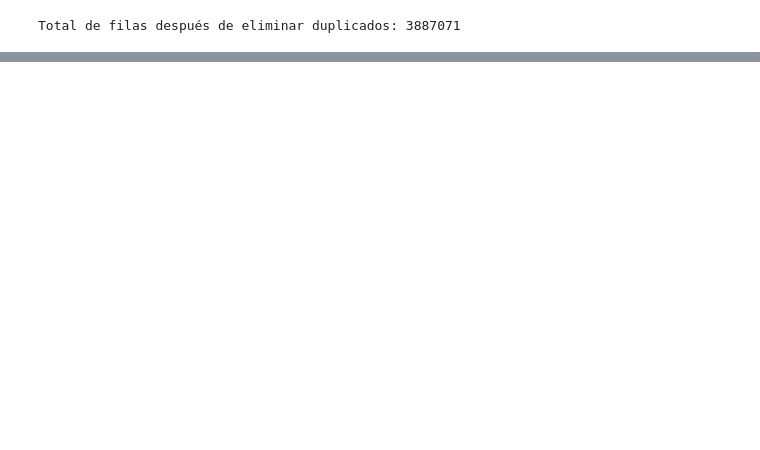
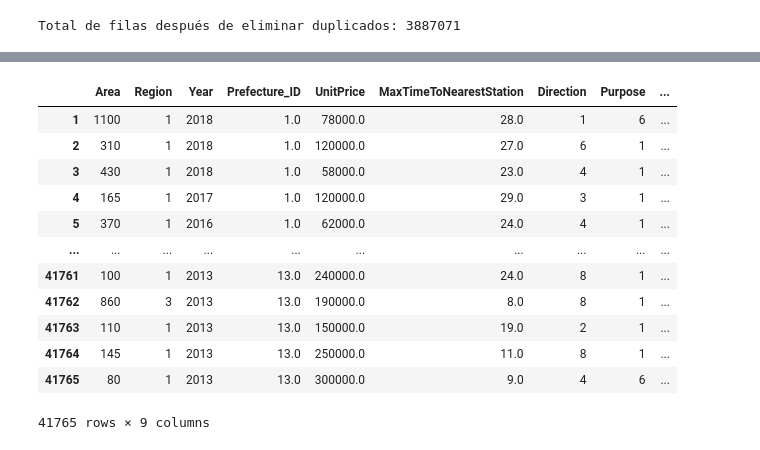
Before and after one commit to solangeroman/japanjapan_housing_data_housing_data, a Jupyter notebook: JAPAN_HOUSING.ipynb, the cells around one changed output, grey strips where cells are left out. Drawn from its saved outputs; the diff is of its cells as text; code cells hidden in the pictures; blank space fills up the shorter version.

```diff
--- a/JAPAN_HOUSING.ipynb
+++ b/JAPAN_HOUSING.ipynb
@@ -217,0 +217,54 @@ df_final_sin_duplicados = df_final_sin_duplicados[caracteristicas + ['TradePrice
+# %%
+region_map = {
+    'Residential Area': 1,
+    'Potential Residential Area': 2,
+    'Commercial Area': 3,
+    'Industrial Area': 4
+}
+
+df_final_sin_duplicados['Region'] = df_final_sin_duplicados['Region'].map(region_map)
+
+direction_map = {
+    'South': 1,
+    'East': 6,
+    'West': 4,
+    'Southeast': 3,
+    'Northwest':7,
+    'North':8,
+    'Northeast':5,
+    'Southwest':2,
+    'No facing road':0
+}
+
+df_final_sin_duplicados['Direction'] = df_final_sin_duplicados['Direction'].map(direction_map)
+
+purpose_map = {
+    'Other':6,
+    'House':1,
+    'Office':5,
+    'Shop':3,
+    'Warehouse':2,
+    'Factory':4
+}
+
+df_final_sin_duplicados['Purpose'] = df_final_sin_duplicados['Purpose'].map(purpose_map)
+# %%
+#Dataframe final para el entrenamiento
+df_modelo = df_final_sin_duplicados
+df_modelo.index = range(1, len(df_modelo) + 1)
+# %%
+df_modelo
+# %% [output]
+|  | Area | Region | Year | Prefecture_ID | UnitPrice | MaxTimeToNearestStation | Direction | Purpose | ... |
+| 1 | 1100 | 1 | 2018 | 1.0 | 78000.0 | 28.0 | 1 | 6 | ... |
+| 2 | 310 | 1 | 2018 | 1.0 | 120000.0 | 27.0 | 6 | 1 | ... |
+| 3 | 430 | 1 | 2018 | 1.0 | 58000.0 | 23.0 | 4 | 1 | ... |
+| 4 | 165 | 1 | 2017 | 1.0 | 120000.0 | 29.0 | 3 | 1 | ... |
+| 5 | 370 | 1 | 2016 | 1.0 | 62000.0 | 24.0 | 4 | 1 | ... |
+| ... | ... | ... | ... | ... | ... | ... | ... | ... | ... |
+| 41761 | 100 | 1 | 2013 | 13.0 | 240000.0 | 24.0 | 8 | 1 | ... |
+| 41762 | 860 | 3 | 2013 | 13.0 | 190000.0 | 8.0 | 8 | 1 | ... |
+| 41763 | 110 | 1 | 2013 | 13.0 | 150000.0 | 19.0 | 2 | 1 | ... |
+| 41764 | 145 | 1 | 2013 | 13.0 | 250000.0 | 11.0 | 8 | 1 | ... |
+| 41765 | 80 | 1 | 2013 | 13.0 | 300000.0 | 9.0 | 4 | 6 | ... |
+41765 rows × 9 columns
```
Also changed, not shown: parts of 30 cells of this notebook.
